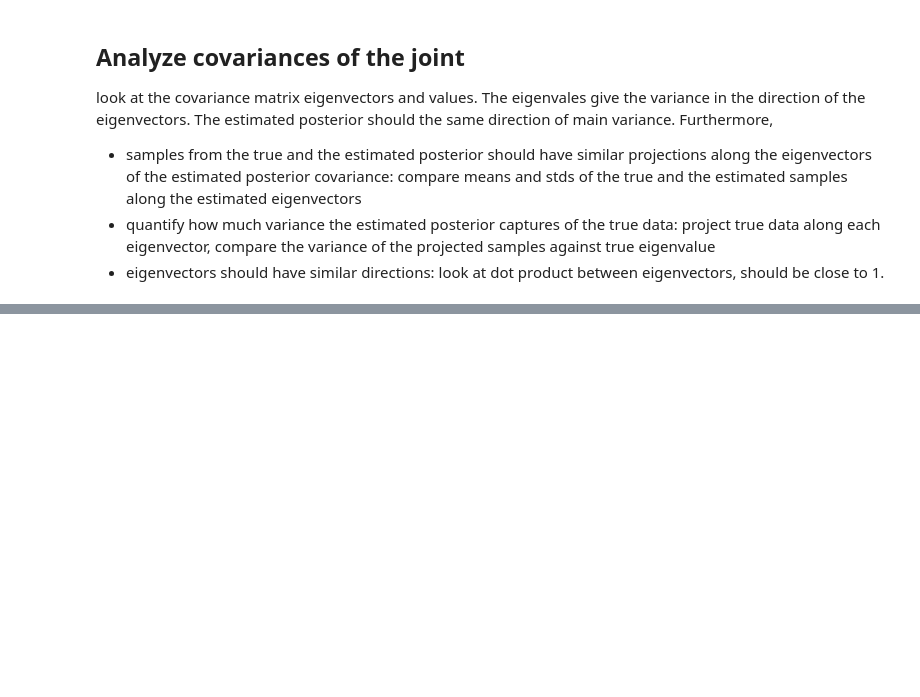
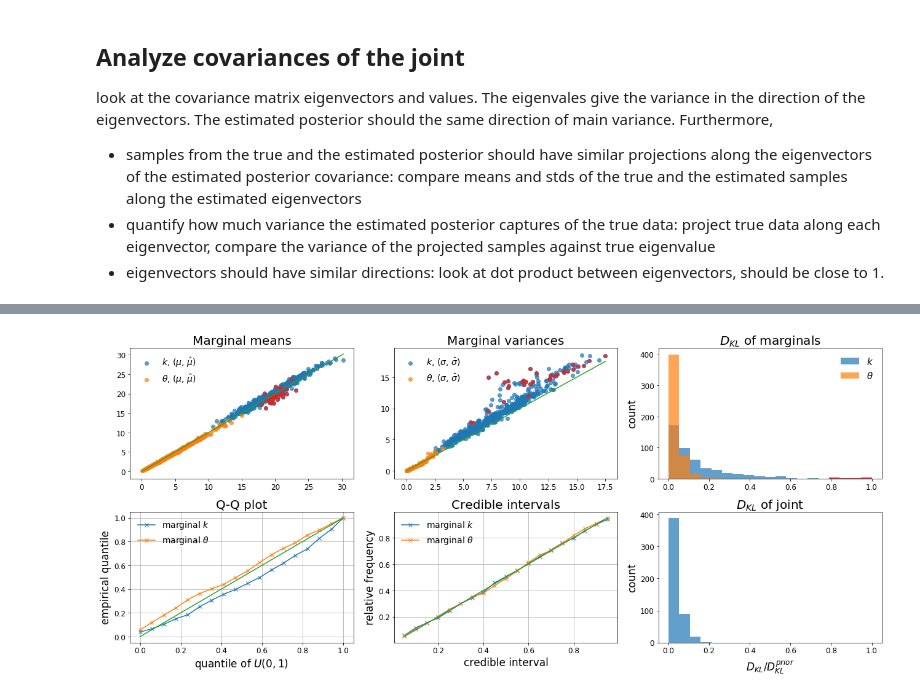
Before and after one commit to janfb/mcabc, a Jupyter notebook: notebooks/ModelComparison_ToyExample_PosteriorChecksNB_Figures.ipynb, the cells around one changed output, grey strips where cells are left out. Cells and saved outputs as stored; diff of their text form; code cells hidden in the pictures; blank space fills up the shorter version.

Commit message:
update example joint plot. recover eigenvector marginal plot.

```diff
--- a/notebooks/ModelComparison_ToyExample_PosteriorChecksNB_Figures.ipynb
+++ b/notebooks/ModelComparison_ToyExample_PosteriorChecksNB_Figures.ipynb
@@ -70,10 +76,10 @@ ntrain = 100000
 # %%
 # normalize means and variance to plot in same figure
-stds_exact_zt = (np.array(stds_exact).T - np.array(stds_exact).mean(axis=1)).T
-stds_hat_zt = (np.array(stds_hat).T - np.array(stds_hat).mean(axis=1)).T
+stds_exact_zt = stds_exact #(np.array(stds_exact).T - np.array(stds_exact).mean(axis=1)).T
+stds_hat_zt = stds_hat #(np.array(stds_hat).T - np.array(stds_hat).mean(axis=1)).T
 
-mus_exact_zt = (np.array(mus_exact).T - np.array(mus_exact).mean(axis=1)).T
-mus_hat_zt = (np.array(mus_hat).T - np.array(mus_hat).mean(axis=1)).T
+mus_exact_zt = mus_exact #(np.array(mus_exact).T - np.array(mus_exact).mean(axis=1)).T
+mus_hat_zt = mus_hat #(np.array(mus_hat).T - np.array(mus_hat).mean(axis=1)).T
 
 # exclude failed test params
 mask = np.logical_not(np.zeros(ntest))
@@ -176,8 +117,12 @@ angh = np.zeros((2, nt))
 angs = np.zeros(nt)
 
 ii = 0
+largedkls_idx = []
 
 for i, (p, ph) in enumerate(zip(ps, ps_hat)):
+
+    if dkl_ratios[0, i] > .7:
+        largedkls_idx.append(i)
 
     if i not in fails:
         # get samples
@@ -232,0 +173,76 @@ for i, (p, ph) in enumerate(zip(ps, ps_hat)):
+# %%
+fig1, ax = plt.subplots(2, 3, figsize=(18, 8))
+labels = [r'$k$', r'$\theta$']
+
+dkl_bins = np.linspace(0, 1, 20)
+alpha = .7
+
+for i in range(2):
+    line = np.linspace(mus_exact_zt[:, mask].min(), mus_exact_zt[:, mask].max(), 100)
+    ax[0, 0].scatter(x=mus_exact_zt[i, mask], y=mus_hat_zt[i, mask],
+                     label=labels[i] + r', ($\mu$, $\hat{\mu}$)', alpha=alpha)
+
+    if i == 0:
+        ax[0, 0].plot(line, line, 'C2')
+        ax[0, 0].set_title('Marginal means')
+    ax[0, 0].legend()
+
+    line = np.linspace(stds_exact_zt[:, mask].min(), stds_exact_zt[:, mask].max(), 100)
+    ax[0, 1].scatter(x=stds_exact_zt[i, mask], y=stds_hat_zt[i, mask],
+                     label=labels[i] + r', ($\sigma$, $\hat{\sigma}$)', alpha=alpha)
+    if i == 0:
+        ax[0, 1].plot(line, line, 'C2')
+        ax[0, 1].set_title('Marginal variances')
+    ax[0, 1].legend()
+
+    # DKL
+    n, dkl_bins, patches = ax[0, 2].hist(dkl_ratios[i, mask], bins=dkl_bins,
+                                  alpha=alpha,
+                                  label=labels[i]);
+    # plot large dkl ratio
+    ax[0, 2].set_title(r'$D_{KL}$ of marginals')
+    ax[i, 2].set_ylabel('count')
+    if i == 1:
+        ax[1, 2].set_xlabel(r'$D_{KL} / D_{KL}^{prior}$')
+        ax[1, 2].hist(dkl_ratios[2, mask], bins=dkl_bins,
+                                  alpha=alpha,
+                                  label='joint')
+        ax[1, 2].set_title(r'$D_{KL}$ of joint')
+
+    ax[0, 2].legend(fontsize=15)
+    #                 label=r'$\frac{D_{KL}(p(\theta | x)||\hat{p}(\theta | x))}{ D_{KL}(p(\theta | x)||p_{prior}(\theta))}$',
+
+
+    n, bins = np.histogram(qis[i, mask], bins=credible_intervals)
+    sample_quantiles = np.cumsum(n / np.sum(n))
+    theo_quantiles = np.linspace(0, 1, len(n))
+    ax[1, 0].plot(theo_quantiles, sample_quantiles, 'x-', label=r'marginal ' + labels[i])
+    if i == 1:
+        ax[1, 0].plot(theo_quantiles, theo_quantiles)
+        ax[1, 0].grid()
+        ax[1, 0].set_title('Q-Q plot')
+    ax[1, 0].legend()
+    ax[1, 0].set_ylabel('empirical quantile')
+    ax[1, 0].set_xlabel(r'quantile of $U(0, 1)$')
+
+    ax[1, 1].plot(credible_intervals, ci_probs_hat[i, ], 'x-', label=r'marginal ' + labels[i])
+    if i==1:
+        ax[1, 1].plot(credible_intervals, credible_intervals, '-')
+        ax[1, 1].set_ylabel('relative frequency')
+        ax[1, 1].set_xlabel('credible interval')
+        ax[1, 1].grid()
+        ax[1, 1].set_title('Credible intervals')
+    ax[1, 1].legend()
+
+# add plots for large dkl ratios
+i = 0
+n, dkl_bins, patches = ax[0, 2].hist(dkl_ratios[0, largedkls_idx], bins=dkl_bins,
+                              alpha=alpha, color='r',
+                              label=labels[0]);
+ax[0, 0].scatter(x=mus_exact_zt[i, largedkls_idx], y=mus_hat_zt[i, largedkls_idx],
+             label=labels[i] + r', ($\mu$, $\hat{\mu}$)', alpha=alpha, color='C3')
+ax[0, 1].scatter(x=stds_exact_zt[i, largedkls_idx], y=stds_hat_zt[i, largedkls_idx],
+             label=labels[i] + r', ($\sigma$, $\hat{\sigma}$)', alpha=alpha, color='C3')
+plt.tight_layout()
+# %% [output]
+[figure, added]
```
Also changed, not shown: parts of 11 cells of this notebook.
